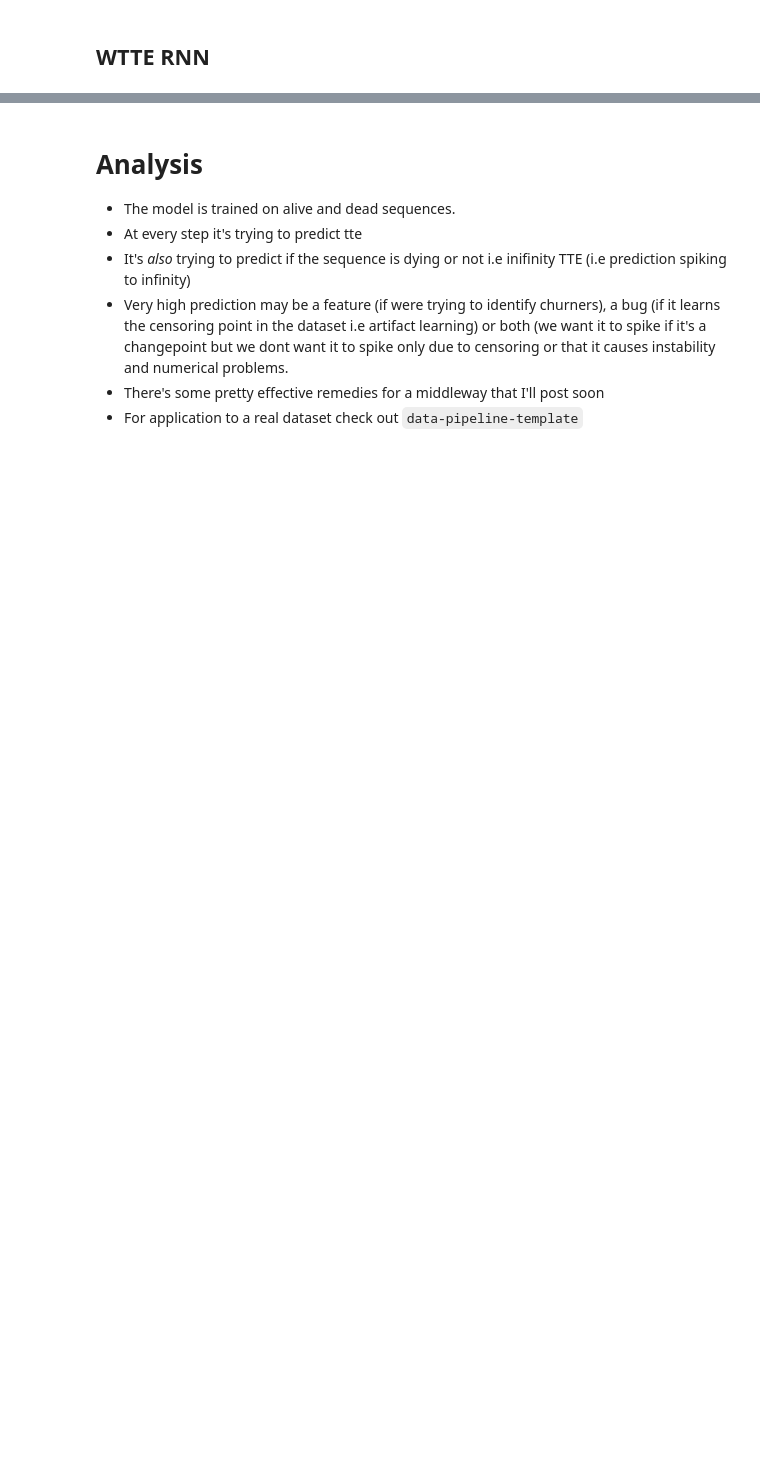
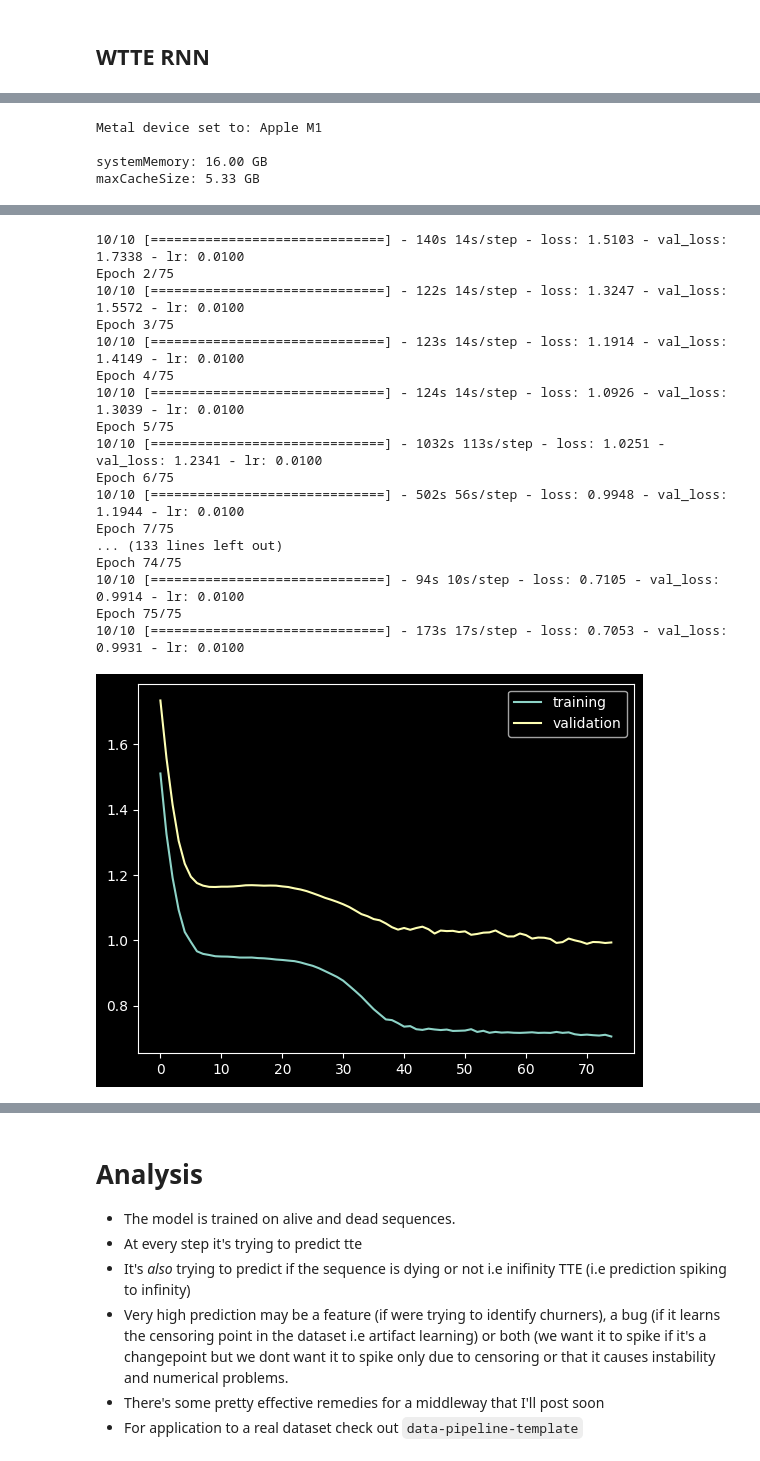
Before and after one commit to xxl4tomxu98/NASA-Jet-Engine-Maintenance, a Jupyter notebook: Survival Analysis/hello-world-datapipeline.ipynb, the cells around one changed output, grey strips where cells are left out. Drawn from its saved outputs; the diff is of its cells as text; code cells hidden in the pictures; blank space fills up the shorter version.

```diff
--- a/Survival Analysis/hello-world-datapipeline.ipynb
+++ b/Survival Analysis/hello-world-datapipeline.ipynb
@@ -224,18 +213,21 @@ def wtte_rnn():
 # %%
 model = wtte_rnn()
 model.summary()
-
 k.set_value(model.optimizer.learning_rate, 0.01)
 model.fit(x_train, y_train,
-          epochs=100,
+          epochs=75,
           batch_size=100,
           verbose=1,
           validation_data=(x_test, y_test, sample_weights_test),
           sample_weight = sample_weights_train,
           callbacks=[nanterminator, history, weightwatcher, reduce_lr])
-
 plt.plot(history.history['loss'], label='training')
 plt.plot(history.history['val_loss'], label='validation')
 plt.legend()
 plt.show()
 weightwatcher.plot()
+# %% [output]
+Metal device set to: Apple M1
+
+systemMemory: 16.00 GB
+maxCacheSize: 5.33 GB
@@ -241,0 +274,18 @@ weightwatcher.plot()
+10/10 [==============================] - 140s 14s/step - loss: 1.5103 - val_loss: 1.7338 - lr: 0.0100
+Epoch 2/75
+10/10 [==============================] - 122s 14s/step - loss: 1.3247 - val_loss: 1.5572 - lr: 0.0100
+Epoch 3/75
+10/10 [==============================] - 123s 14s/step - loss: 1.1914 - val_loss: 1.4149 - lr: 0.0100
+Epoch 4/75
+10/10 [==============================] - 124s 14s/step - loss: 1.0926 - val_loss: 1.3039 - lr: 0.0100
+Epoch 5/75
+10/10 [==============================] - 1032s 113s/step - loss: 1.0251 - val_loss: 1.2341 - lr: 0.0100
+Epoch 6/75
+10/10 [==============================] - 502s 56s/step - loss: 0.9948 - val_loss: 1.1944 - lr: 0.0100
+Epoch 7/75
+... (133 lines left out)
+Epoch 74/75
+10/10 [==============================] - 94s 10s/step - loss: 0.7105 - val_loss: 0.9914 - lr: 0.0100
+Epoch 75/75
+10/10 [==============================] - 173s 17s/step - loss: 0.7053 - val_loss: 0.9931 - lr: 0.0100
+[figure, added]
```
Also changed, not shown: parts of 10 cells of this notebook, 6 other files.
